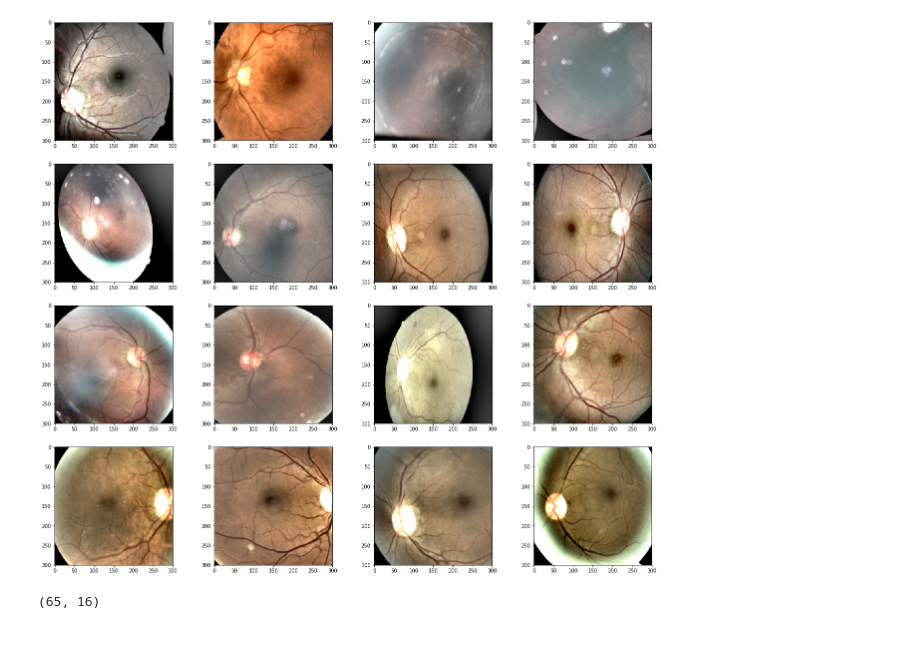
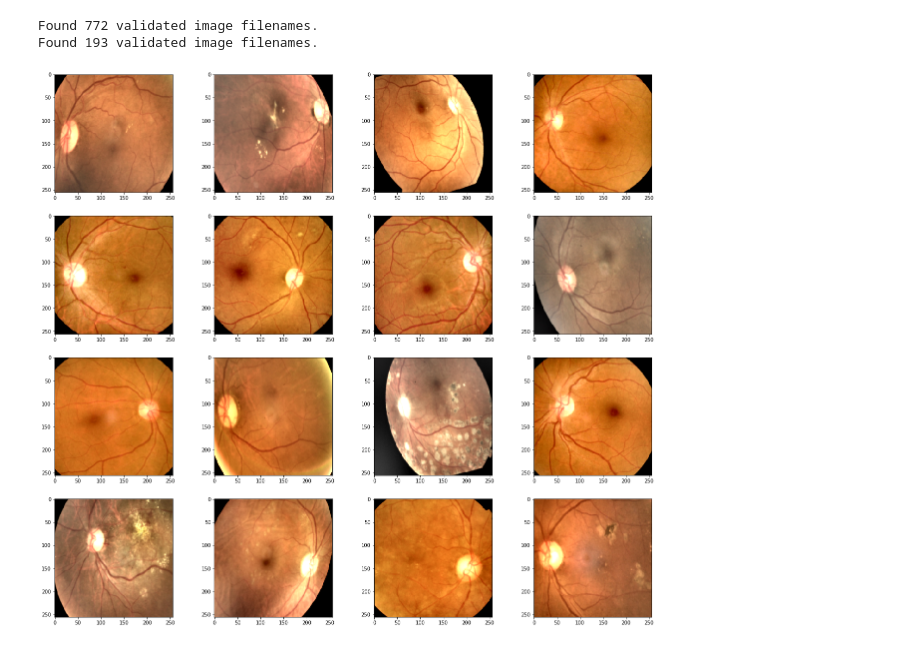
Before and after one commit to HaydenMuscat24/kaggle_aptos, a Jupyter notebook: hayden/haydens_initial_code_copy.ipynb, the cells around one changed output. Drawn from its saved outputs; the diff is of its cells as text; code cells hidden in the pictures.

```diff
--- a/hayden/haydens_initial_code_copy.ipynb
+++ b/hayden/haydens_initial_code_copy.ipynb
@@ -32,7 +41,6 @@ np.random.seed(SEED)
 set_random_seed(SEED)
 
 
-frac_drop = {"2019": [0.7, 0.1, 0.4], "2015": [0.9, 0.4, 0.5]}
 class_to_val = [[0.85, 0.1, 0.05, 0, 0],
                 [0.1, 0.8, 0.1, 0, 0],
                 [0, 0.15, 0.7, 0.15, 0],
@@ -68,10 +76,13 @@ def getDF(year="2019", dataset="train"):
 
     df.diagnosis = df.diagnosis.astype('str')
 
-    # get rid of a lot of the more common classes
-    for diagnosis in range(3):
+    # drop classes
+    min_num = min(df['diagnosis'].value_counts())
+
+    for diagnosis in range(5):
         indexes = df[df['diagnosis'] == str(diagnosis)].index
-        df.drop(indexes[:int(frac_drop[year][diagnosis]*indexes.size)], inplace=True)
+        frac_drop = indexes.size * (1 - min_num/indexes.size)
+        df.drop(indexes[:int(frac_drop)], inplace=True)
 
     # shuffle it for even distribution later
     df = df.sample(frac=1)
@@ -79,7 +90,9 @@ def getDF(year="2019", dataset="train"):
     return df
 
 # plot example
-df_to_plot = getDF(year="2015")
-df_to_plot['diagnosis'].value_counts().plot(kind='bar');
-plt.title('Samples Per Class');
+df_to_plot = getDF(year="2019")
+df_to_plot['diagnosis'].value_counts().plot(kind='bar')
+plt.title('Samples Per Class')
+
+df_example.columns
 # %% [output]
@@ -87,16 +100,0 @@ plt.title('Samples Per Class');
-# %%
-# Global constants
-IMG_DIM      = 300
-BATCH_SIZE   = 24
-CHANNEL_SIZE = 3
-ZOOM         = 0.8
-
-df_train = getDF()
-df_test  = getDF(dataset="test")
-df_train_2015 = getDF(year="2015")
-
-NUM_CLASSES = df_train['diagnosis'].nunique()
-
-class_names = {"0":"No DR", "1":"Mild", "2":"Moderate", "3":"Severe", "4":"Proliferative DR"}
-
-df_train.columns, df_test.columns, NUM_CLASSES
@@ -236,14 +186,18 @@ Found 392 validated image filenames.
 # %%
+train_sample_gen, valid_sample_gen = generator(jitter=0.05)
+
 # Display some data generation
 figure=plt.figure(figsize=(22,20))
-for batch in valid_generator_2015:
+for batch in valid_sample_gen:
     for j in range(16):
         ax = figure.add_subplot(4,4, j+1)
         batch[0][j] = np.clip(batch[0][j], 0, 1)
         plt.imshow(batch[0][j])
     break
 # %% [output]
+Found 772 validated image filenames.
+Found 193 validated image filenames.
-[figure, old version]
+[figure, new version]
 # %%
 class Metrics(Callback):
     def on_train_begin(self, logs={}):
@@ -253,7 +207,7 @@ class Metrics(Callback):
 
         for X_val, y_val in valid_generator:
             y_val= np.argmax(y_val, axis=1)
-            preds = model_resnet.predict(X_val)
+            preds = model.predict(X_val)
             print(y_val[:5], preds[:5])
             y_pred = np.argmax(preds,axis=1)
 
@@ -269,19 +223,6 @@ class Metrics(Callback):
 
             if val_kappa == max(self.val_kappas):
                 print("Max of this run, saving model.")
-                model_resnet.save(f"resnet-{val_kappa:.4f}.h5")
+                model.save(f"densenet-{val_kappa:.4f}.h5")
             break
-
-# Call backs during training
-kappa_callbacks = Metrics()
-early_stop = EarlyStopping(monitor='val_loss', min_delta=0.0001, patience=3, verbose=1, mode='auto')
-reduce_lr  = ReduceLROnPlateau(monitor='val_loss', min_delta=0.0004, patience=2,
-                               min_lr=1e-6, mode='auto', verbose=1)
-
-NUM_TRAIN_STEPS = train_generator.n // train_generator.batch_size
-NUM_VALID_STEPS = valid_generator.n // valid_generator.batch_size
-
-NUM_TRAIN_STEPS, NUM_VALID_STEPS
-# %% [output]
-(65, 16)
 # %%
```
Also changed, not shown: parts of 10 cells of this notebook, 5 other files.
